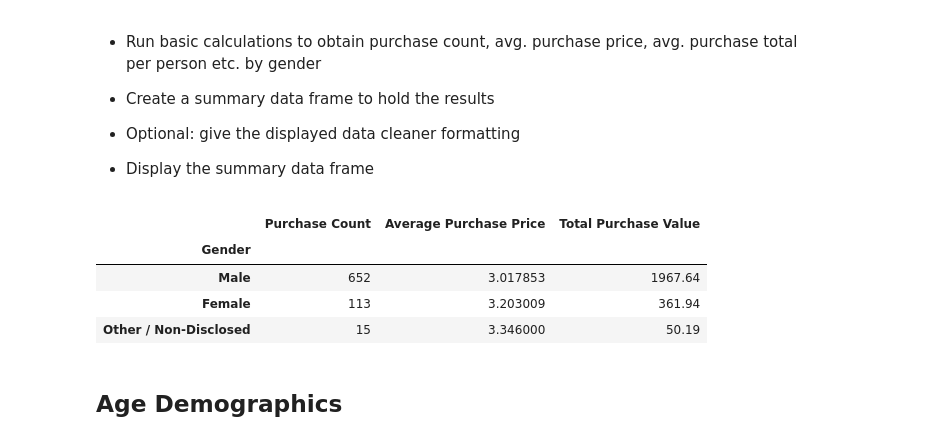
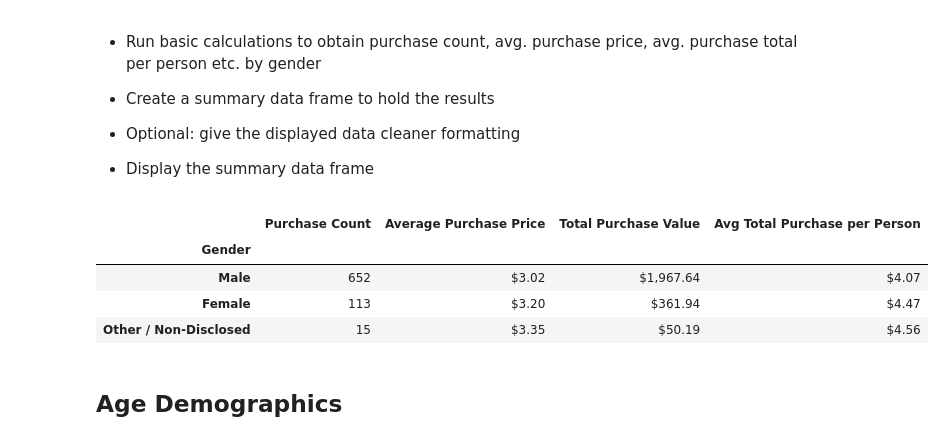
Before and after one commit to janejanejam/pandas-challenge, a Jupyter notebook: HeroesOfPymoli/HeroesOfPymoli_starter.ipynb, the cells around one changed output. Saved outputs shown, nothing was run; the diff lists cells and outputs as text; code cells hidden in the pictures.

```diff
--- a/HeroesOfPymoli/HeroesOfPymoli_starter.ipynb
+++ b/HeroesOfPymoli/HeroesOfPymoli_starter.ipynb
@@ -108,22 +126,38 @@ gender_summary_df
 
 
 * Display the summary data frame
-# %%
-gender_all_df = purchase_raw_df.groupby(["Gender"])
-
-gender_purchase_summary_df = (pd.DataFrame({
-    "Purchase Count": gender_all_df["Purchase ID"].count(),
-    "Average Purchase Price": gender_all_df["Price"].mean(),
-    "Total Purchase Value": gender_all_df["Price"].sum()
-#     "Avg Total Purchase per Person": gender_all_df["SN"].gender_all_df["Price"].mean()
-})).sort_values(by=["Purchase Count"], ascending=False))
-gender_purchase_summary_df
-# %% [output]
-|  | Purchase Count | Average Purchase Price | Total Purchase Value |
-| Gender |  |  |  |
-| Male | 652 | 3.017853 | 1967.64 |
-| Female | 113 | 3.203009 | 361.94 |
-| Other / Non-Disclosed | 15 | 3.346000 | 50.19 |
+# %%
+# Create data frame of all purchases grouped by gender
+gender_all_df = purchase_raw_df.groupby(["Gender"])
+
+# Run calculations for purchase count, avg purchase price, total purchase value, avg purchase per person
+purchase_count = gender_all_df["Purchase ID"].count()
+avg_purchase_price = gender_all_df["Price"].mean()
+total_purchase_value = gender_all_df["Price"].sum()
+total_gender_count = gender_all_df.nunique()["SN"]
+avg_purchase_per_person = total_purchase_value / total_gender_count
+
+# Create summary data frame to hold results
+gender_purchase_summary_df = pd.DataFrame({
+    "Purchase Count": purchase_count,
+    "Average Purchase Price": avg_purchase_price,
+    "Total Purchase Value": total_purchase_value,
+    "Avg Total Purchase per Person": avg_purchase_per_person})
+
+# Sort data by purchase count
+gender_purchase_sorted_df = gender_purchase_summary_df.sort_values(["Purchase Count"], ascending=False)
+
+# Display data in cleaner format
+gender_purchase_sorted_df.style.format({
+    "Average Purchase Price": "${:,.2f}",
+    "Total Purchase Value": "${:,.2f}",
+    "Avg Total Purchase per Person": "${:,.2f}"})
+# %% [output]
+|  | Purchase Count | Average Purchase Price | Total Purchase Value | Avg Total Purchase per Person |
+| Gender |  |  |  |  |
+| Male | 652 | $3.02 | $1,967.64 | $4.07 |
+| Female | 113 | $3.20 | $361.94 | $4.47 |
+| Other / Non-Disclosed | 15 | $3.35 | $50.19 | $4.56 |
 # %% [markdown]
 ## Age Demographics
 # %% [markdown]
```
Also changed, not shown: parts of 14 cells of this notebook, 2 other files.
